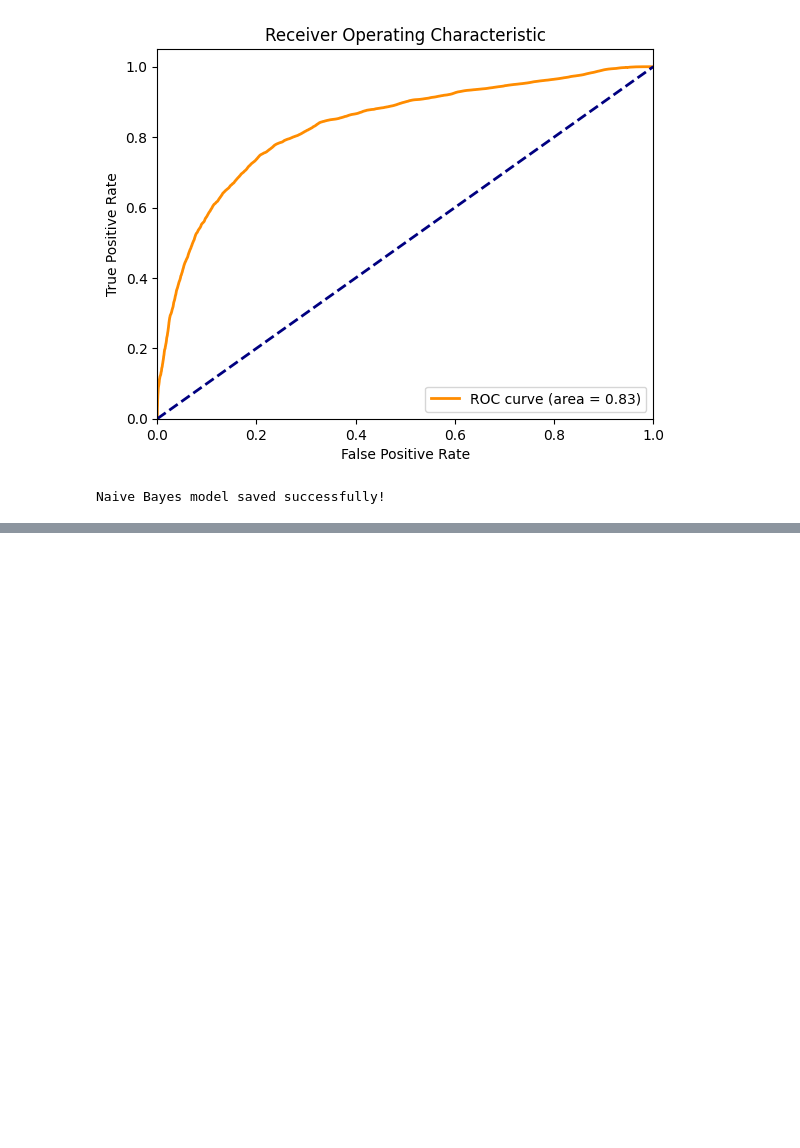
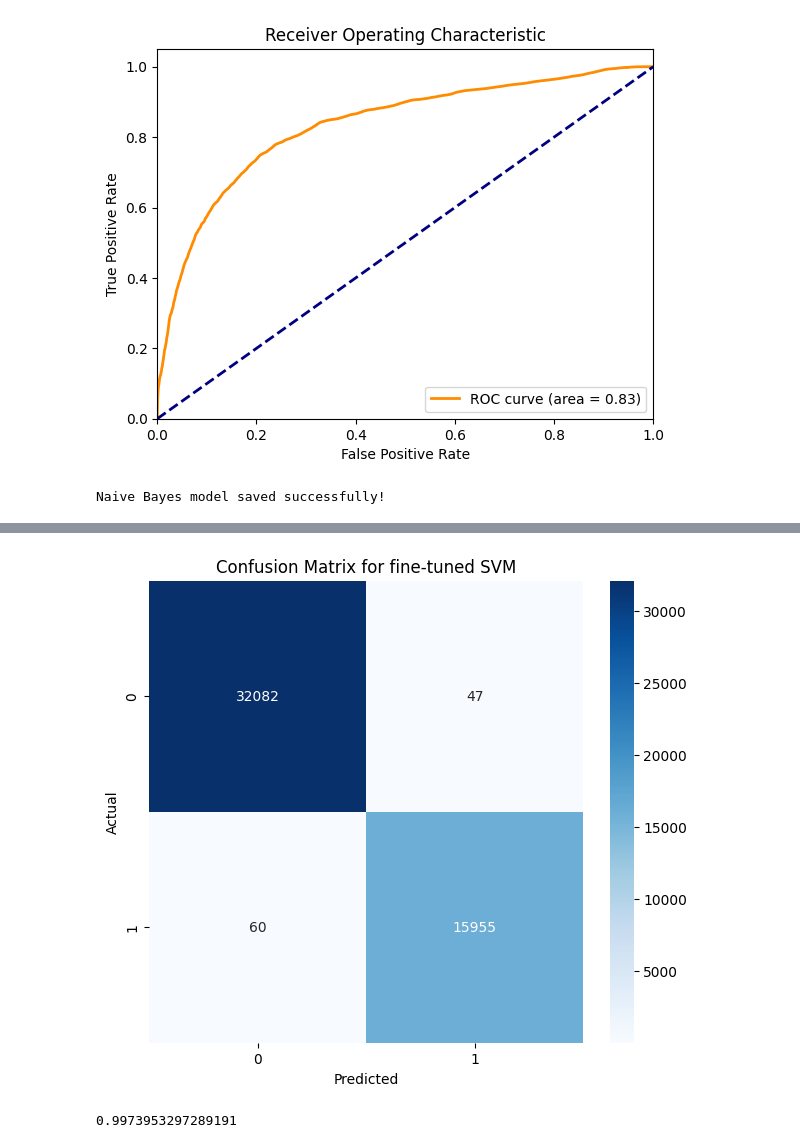
Before and after one commit to IT21042324/Credit-Card-Fraud-Detection---IT4060, a Jupyter notebook: Credit Card Fraud Detection.ipynb, the cells around one changed output, grey strips where cells are left out. Cells and saved outputs as stored; diff of their text form; code cells hidden in the pictures; blank space fills up the shorter version.

```diff
--- a/Credit Card Fraud Detection.ipynb
+++ b/Credit Card Fraud Detection.ipynb
@@ -751,0 +913,3 @@ Naive Bayes model saved successfully!
+# %%
+# Fit the grid search to the data
+grid_search_svm.fit(X=X_svm, y=y_svm)
@@ -751,0 +938,4 @@ Naive Bayes model saved successfully!
+# %%
+# Get the best parameters
+best_params_svm = grid_search_svm.best_params_
+print(f'Best Parameters: {best_params_svm}')
@@ -751,0 +944,12 @@ Naive Bayes model saved successfully!
+# %%
+# Train and predict using the model with the best parameters
+best_svm_model = SVC(**best_params_svm)
+best_svm_model.fit(X_svm, y_svm)
+# Perform cross-validation to get cross-validated predictions
+y_pred_cv_best_svm = cross_val_predict(best_svm_model, X_svm, y_svm, cv=5, verbose=2)
+
+# Calculate cross-validation scores
+scores_svm = cross_val_score(best_svm_model, X_svm, y_svm, cv=5, scoring='accuracy', verbose=2)
+
+# Calculate the average accuracy from cross-validation
+mean_accuracy_svm = np.mean(scores_svm)
@@ -751,0 +977,21 @@ Naive Bayes model saved successfully!
+# %%
+# Confusion matrix for cross-validated predictions
+confusion_mat_finetuned_svm = confusion_matrix(y_svm, y_pred_cv_best_svm)
+confusion_mat_finetuned_svm
+
+# Visualizing the confusion matrix
+plt.figure(figsize=(7, 6))
+sns.heatmap(confusion_mat_finetuned_svm, annot=True, fmt="g", cmap='Blues')
+plt.title("Confusion Matrix for fine-tuned SVM")
+plt.xlabel("Predicted")
+plt.ylabel("Actual")
+plt.show()
+# %% [output]
+[figure, added]
+# %%
+# Calculate ROC curve and AUC
+fpr, tpr, thresholds = roc_curve(y_svm, y_pred_cv_best_svm)
+roc_auc = auc(fpr, tpr)
+roc_auc
+# %% [output]
+0.9973953297289191
```
Also changed, not shown: parts of 21 cells of this notebook.
